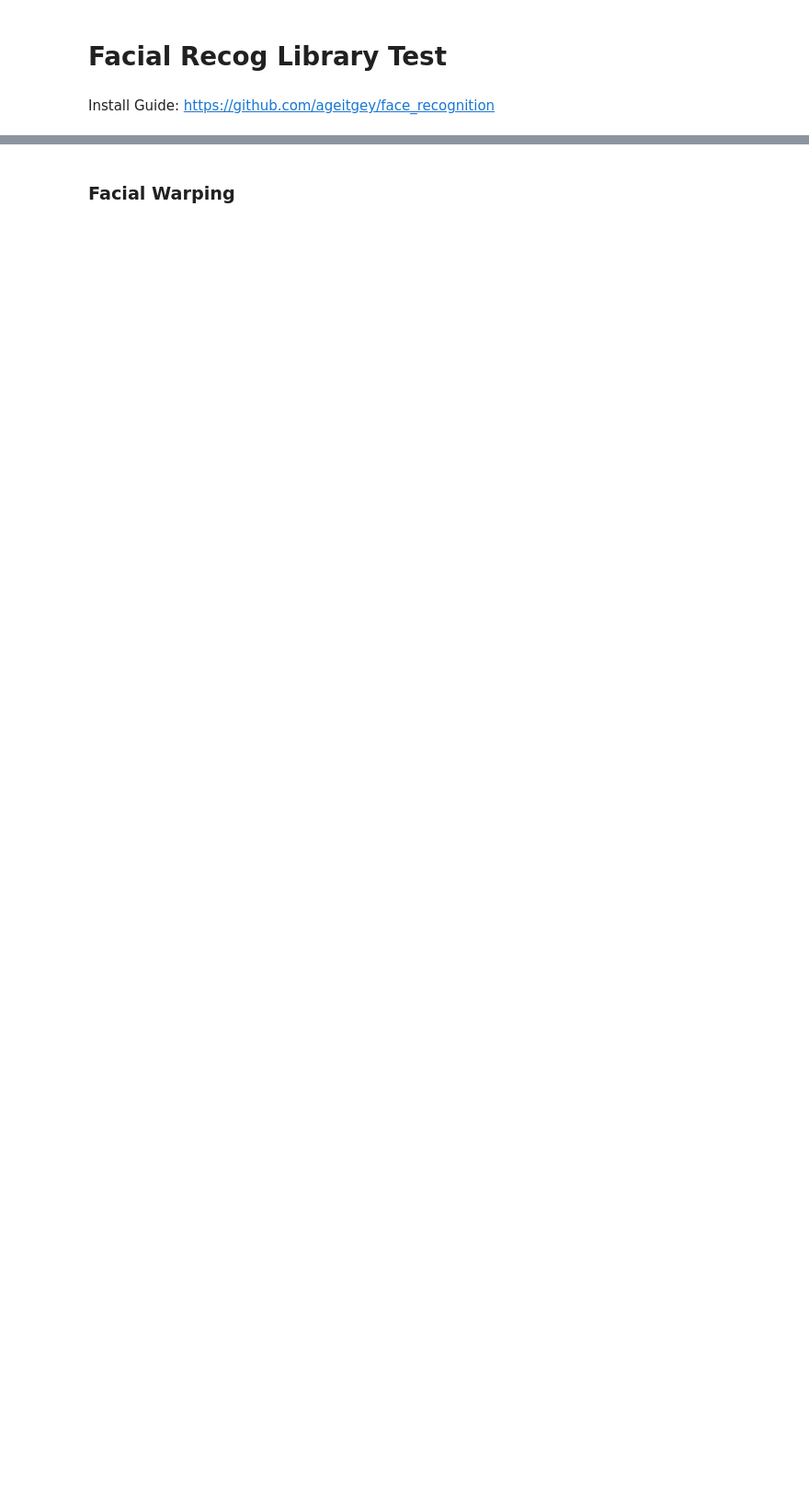
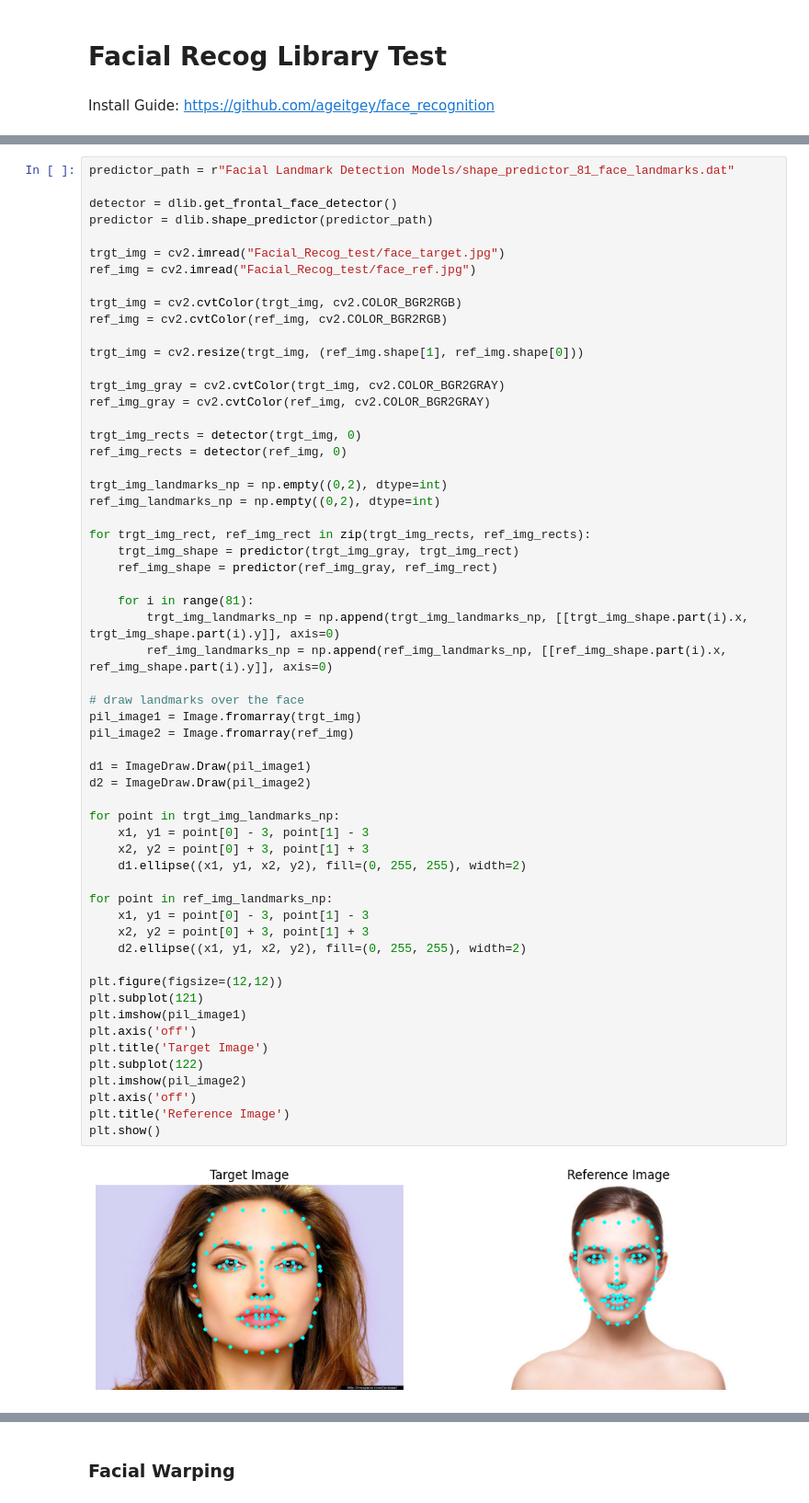
Before and after one commit to AakashR13/Digital_Makeup_Generation, a Jupyter notebook: main.ipynb, the cells around one changed output, grey strips where cells are left out. Shown at 92% size. Drawn from its saved outputs; the diff is of its cells as text; blank space fills up the shorter version.

```diff
--- a/main.ipynb
+++ b/main.ipynb
@@ -40,0 +98,60 @@ pil_image.save('Facial_Recog_test/testface_landmarks.jpg')
+# %%
+predictor_path = r"Facial Landmark Detection Models/shape_predictor_81_face_landmarks.dat"
+
+detector = dlib.get_frontal_face_detector()
+predictor = dlib.shape_predictor(predictor_path)
+
+trgt_img = cv2.imread("Facial_Recog_test/face_target.jpg")
+ref_img = cv2.imread("Facial_Recog_test/face_ref.jpg")
+
+trgt_img = cv2.cvtColor(trgt_img, cv2.COLOR_BGR2RGB)
+ref_img = cv2.cvtColor(ref_img, cv2.COLOR_BGR2RGB)
+
+trgt_img = cv2.resize(trgt_img, (ref_img.shape[1], ref_img.shape[0]))
+
+trgt_img_gray = cv2.cvtColor(trgt_img, cv2.COLOR_BGR2GRAY)
+ref_img_gray = cv2.cvtColor(ref_img, cv2.COLOR_BGR2GRAY)
+
+trgt_img_rects = detector(trgt_img, 0)
+ref_img_rects = detector(ref_img, 0)
+
+trgt_img_landmarks_np = np.empty((0,2), dtype=int)
+ref_img_landmarks_np = np.empty((0,2), dtype=int)
+
+for trgt_img_rect, ref_img_rect in zip(trgt_img_rects, ref_img_rects):
+    trgt_img_shape = predictor(trgt_img_gray, trgt_img_rect)
+    ref_img_shape = predictor(ref_img_gray, ref_img_rect)
+
+    for i in range(81):
+        trgt_img_landmarks_np = np.append(trgt_img_landmarks_np, [[trgt_img_shape.part(i).x, trgt_img_shape.part(i).y]], axis=0)
+        ref_img_landmarks_np = np.append(ref_img_landmarks_np, [[ref_img_shape.part(i).x, ref_img_shape.part(i).y]], axis=0)
+
+# draw landmarks over the face
+pil_image1 = Image.fromarray(trgt_img)
+pil_image2 = Image.fromarray(ref_img)
+
+d1 = ImageDraw.Draw(pil_image1)
+d2 = ImageDraw.Draw(pil_image2)
+
+for point in trgt_img_landmarks_np:
+    x1, y1 = point[0] - 3, point[1] - 3
+    x2, y2 = point[0] + 3, point[1] + 3
+    d1.ellipse((x1, y1, x2, y2), fill=(0, 255, 255), width=2)
+
+for point in ref_img_landmarks_np:
+    x1, y1 = point[0] - 3, point[1] - 3
+    x2, y2 = point[0] + 3, point[1] + 3
+    d2.ellipse((x1, y1, x2, y2), fill=(0, 255, 255), width=2)
+
+plt.figure(figsize=(12,12))
+plt.subplot(121)
+plt.imshow(pil_image1)
+plt.axis('off')
+plt.title('Target Image')
+plt.subplot(122)
+plt.imshow(pil_image2)
+plt.axis('off')
+plt.title('Reference Image')
+plt.show()
+# %% [output]
+[figure, added]
```
Also changed, not shown: parts of 22 cells of this notebook, 2 other files.
